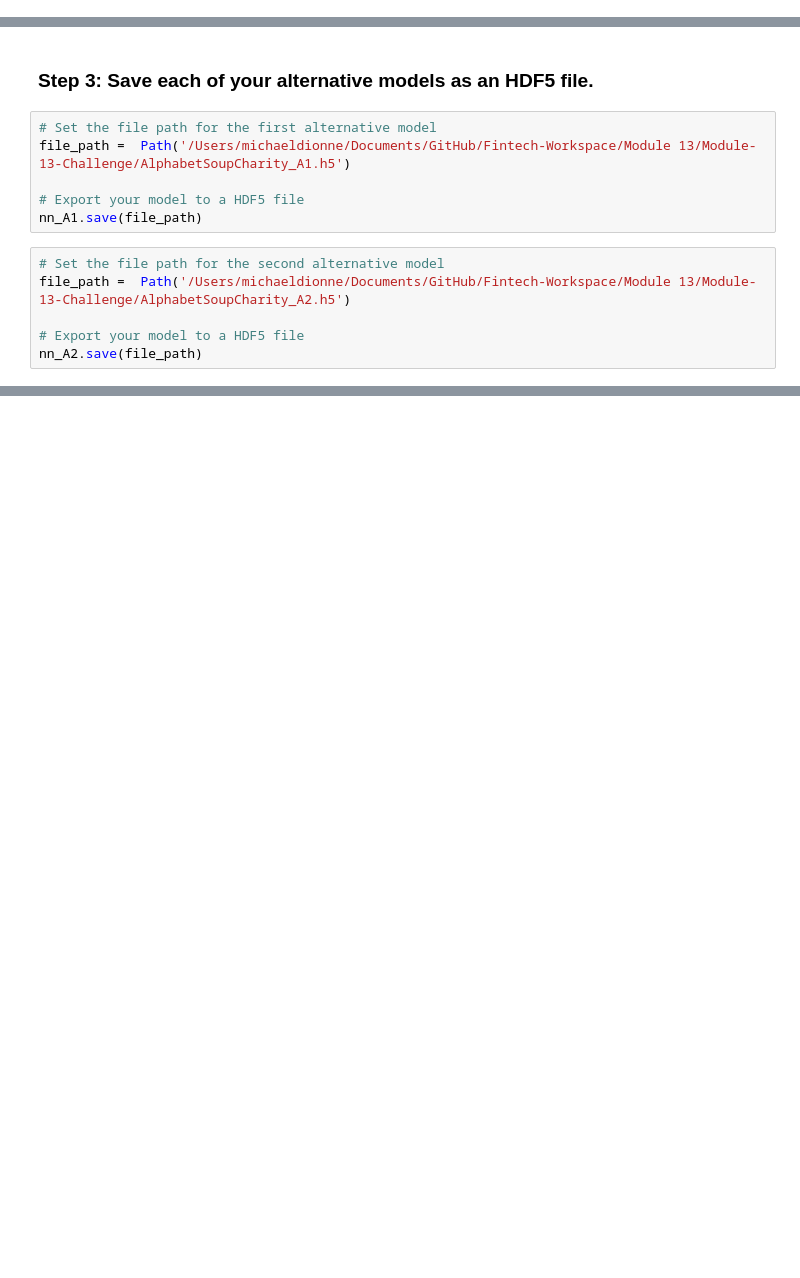
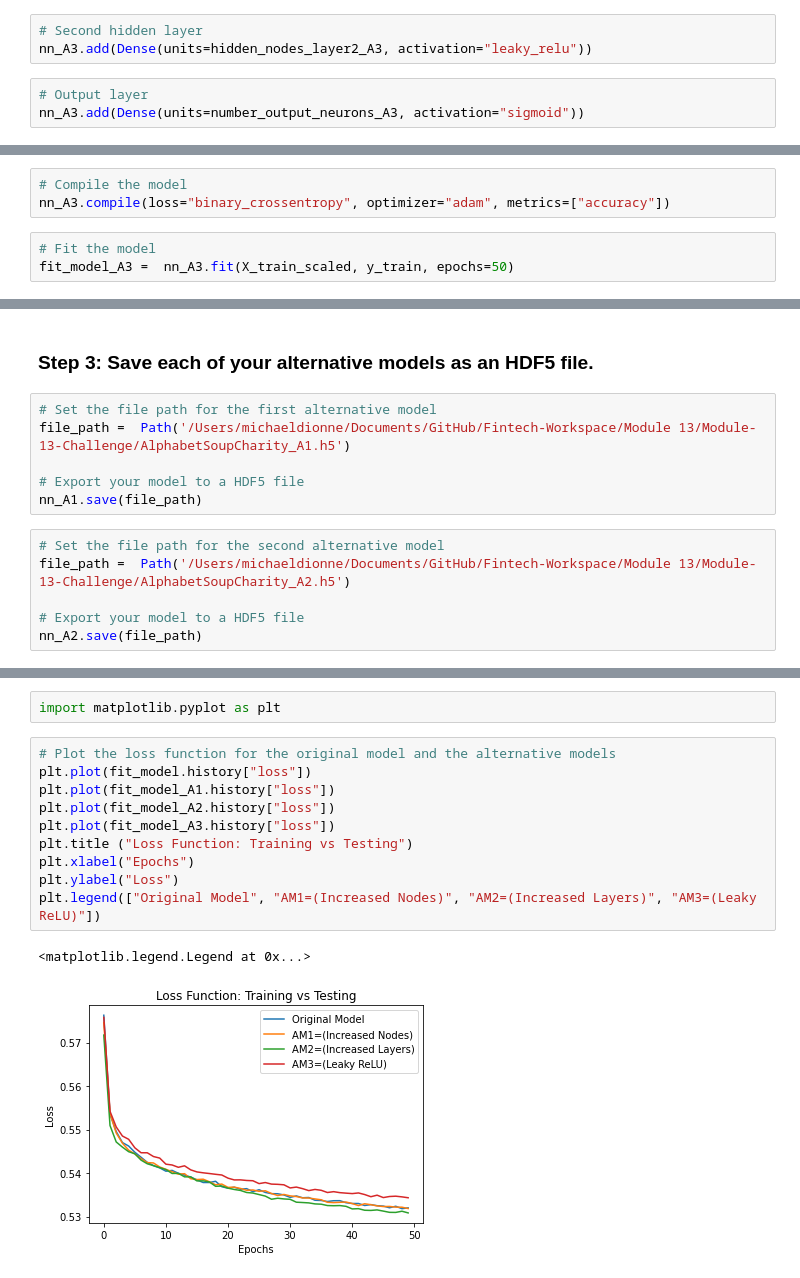
Before and after one commit to DigitalGoldRush/Module-13-Challenge, a Jupyter notebook: venture_funding_with_deep_learning.ipynb, the cells around one changed output, grey strips where cells are left out. Cells and saved outputs as stored; diff of their text form; blank space fills up the shorter version.

```diff
--- a/venture_funding_with_deep_learning.ipynb
+++ b/venture_funding_with_deep_learning.ipynb
@@ -549,0 +642,6 @@ print(f"Loss: {model_loss}, Accuracy: {model_accuracy}")
+# %%
+# Second hidden layer
+nn_A3.add(Dense(units=hidden_nodes_layer2_A3, activation="leaky_relu"))
+# %%
+# Output layer
+nn_A3.add(Dense(units=number_output_neurons_A3, activation="sigmoid"))
@@ -549,0 +667,6 @@ print(f"Loss: {model_loss}, Accuracy: {model_accuracy}")
+# %%
+# Compile the model
+nn_A3.compile(loss="binary_crossentropy", optimizer="adam", metrics=["accuracy"])
+# %%
+# Fit the model
+fit_model_A3 =  nn_A3.fit(X_train_scaled, y_train, epochs=50)
@@ -563,0 +722,15 @@ nn_A2.save(file_path)
+# %%
+import matplotlib.pyplot as plt
+# %%
+# Plot the loss function for the original model and the alternative models
+plt.plot(fit_model.history["loss"])
+plt.plot(fit_model_A1.history["loss"])
+plt.plot(fit_model_A2.history["loss"])
+plt.plot(fit_model_A3.history["loss"])
+plt.title ("Loss Function: Training vs Testing")
+plt.xlabel("Epochs")
+plt.ylabel("Loss")
+plt.legend(["Original Model", "AM1=(Increased Nodes)", "AM2=(Increased Layers)", "AM3=(Leaky ReLU)"])
+# %% [output]
+<matplotlib.legend.Legend at 0x...>
+[figure, added]
```
Also changed, not shown: parts of 18 cells of this notebook, 1 other file.
